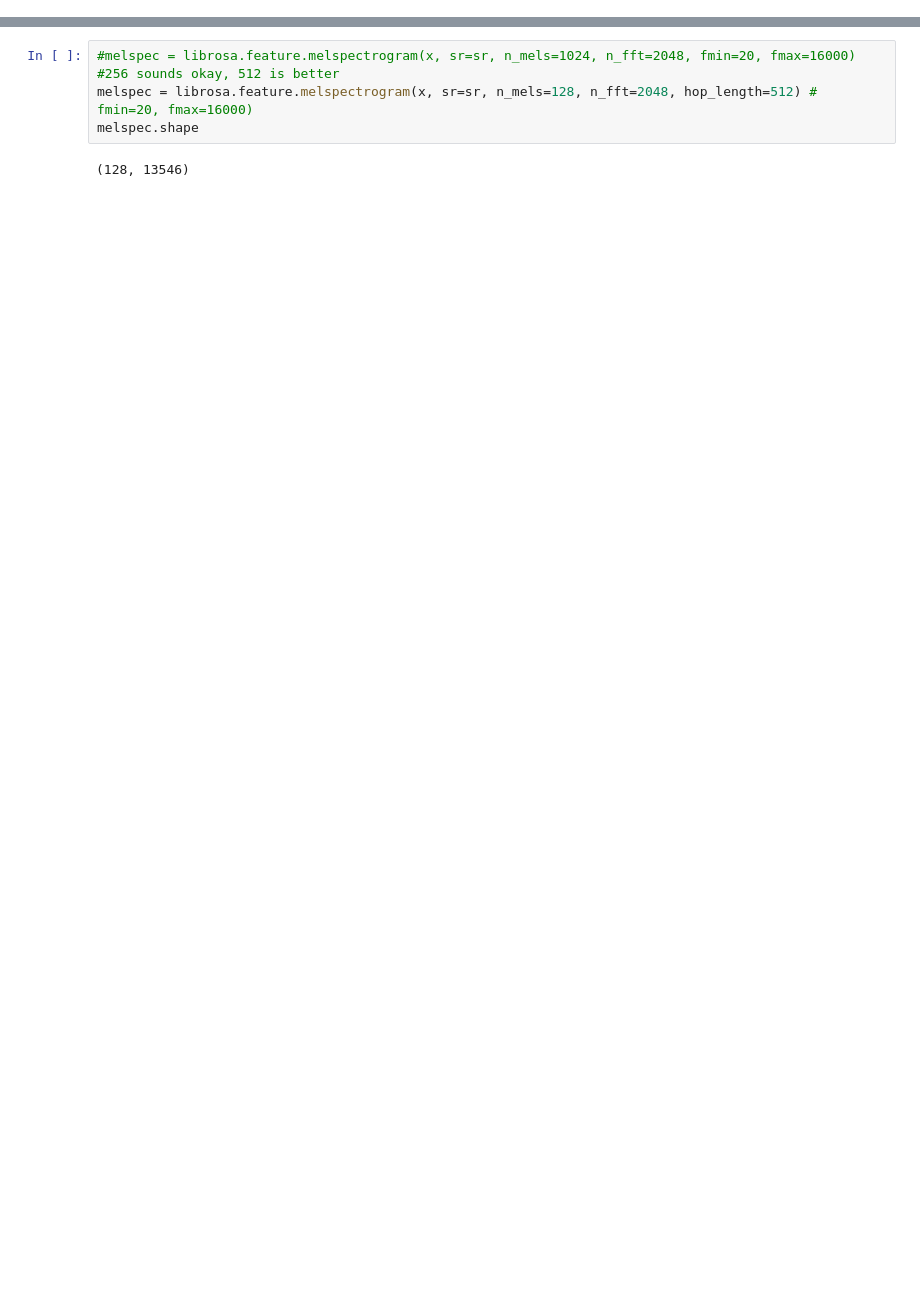
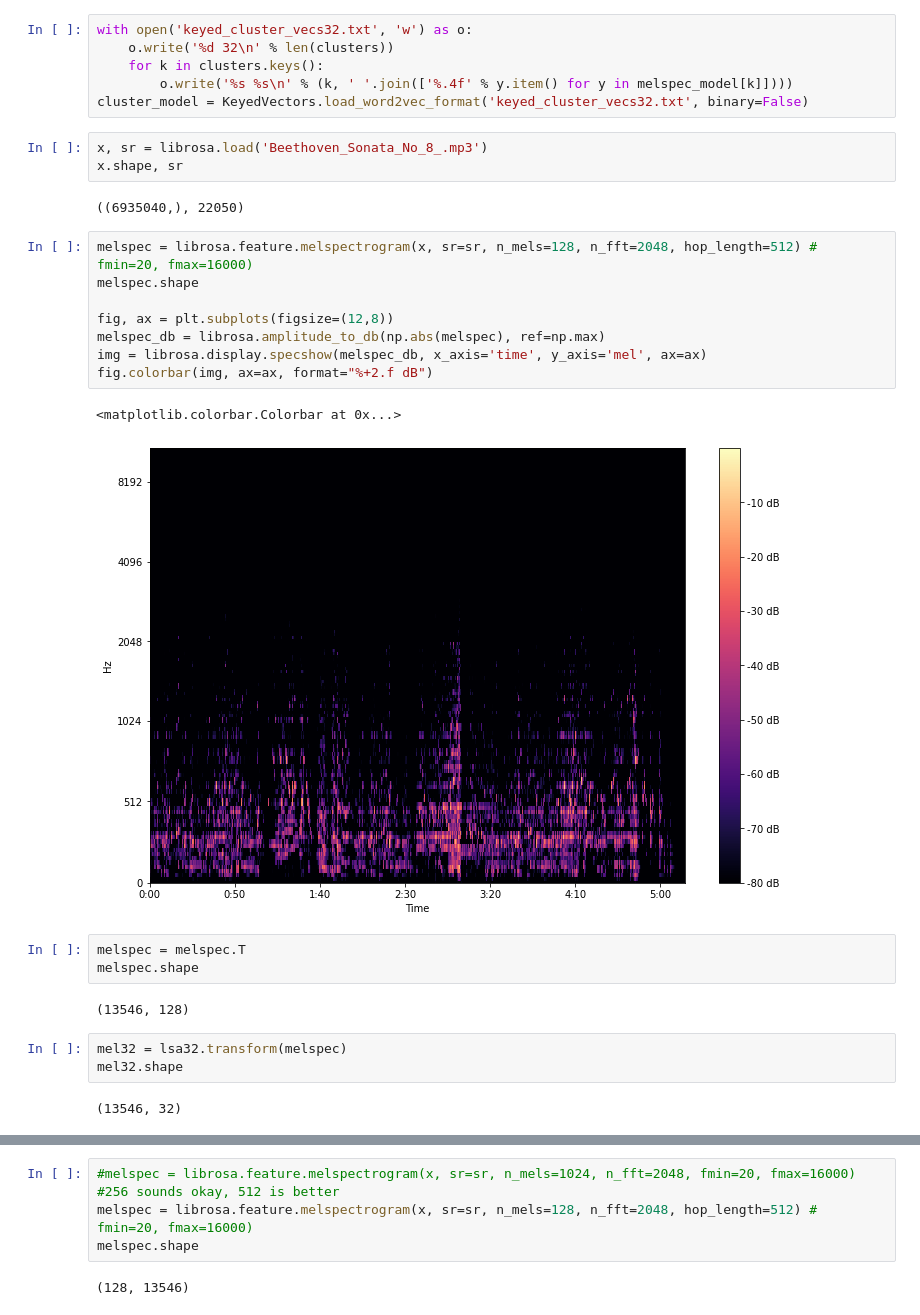
Before and after one commit to barrelchester/ml.music-modeling, a Jupyter notebook: dev/embed_audio.ipynb, the cells around one changed output, grey strips where cells are left out. Drawn from its saved outputs; the diff is of its cells as text; blank space fills up the shorter version.

```diff
--- a/dev/embed_audio.ipynb
+++ b/dev/embed_audio.ipynb
@@ -227,0 +563,32 @@ x.shape, sr #6935040 = 5min14s, 13386816=10m7s
+# %%
+with open('keyed_cluster_vecs32.txt', 'w') as o:
+    o.write('%d 32\n' % len(clusters))
+    for k in clusters.keys():
+        o.write('%s %s\n' % (k, ' '.join(['%.4f' % y.item() for y in melspec_model[k]])))
+cluster_model = KeyedVectors.load_word2vec_format('keyed_cluster_vecs32.txt', binary=False)
+# %%
+x, sr = librosa.load('Beethoven_Sonata_No_8_.mp3')
+x.shape, sr
+# %% [output]
+((6935040,), 22050)
+# %%
+melspec = librosa.feature.melspectrogram(x, sr=sr, n_mels=128, n_fft=2048, hop_length=512) # fmin=20, fmax=16000)
+melspec.shape
+
+fig, ax = plt.subplots(figsize=(12,8))
+melspec_db = librosa.amplitude_to_db(np.abs(melspec), ref=np.max)
+img = librosa.display.specshow(melspec_db, x_axis='time', y_axis='mel', ax=ax)
+fig.colorbar(img, ax=ax, format="%+2.f dB")
+# %% [output]
+<matplotlib.colorbar.Colorbar at 0x...>
+[figure, added]
+# %%
+melspec = melspec.T
+melspec.shape
+# %% [output]
+(13546, 128)
+# %%
+mel32 = lsa32.transform(melspec)
+mel32.shape
+# %% [output]
+(13546, 32)
```
Also changed, not shown: parts of 105 cells of this notebook, 3 other files.
